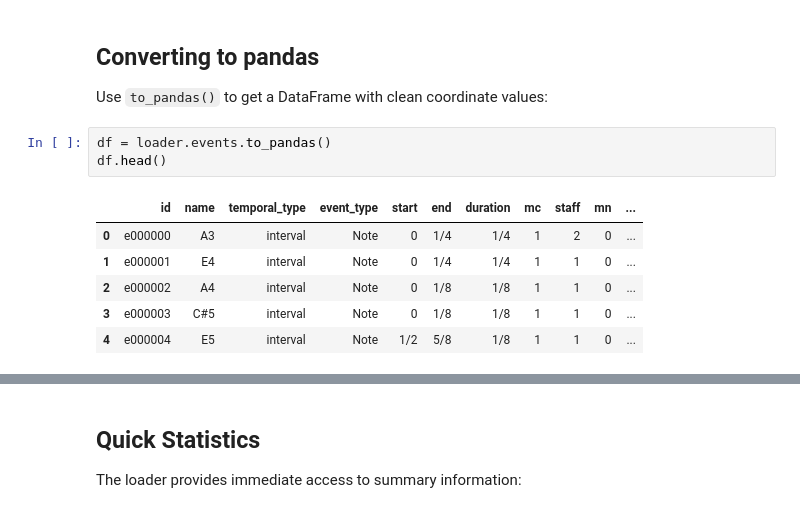
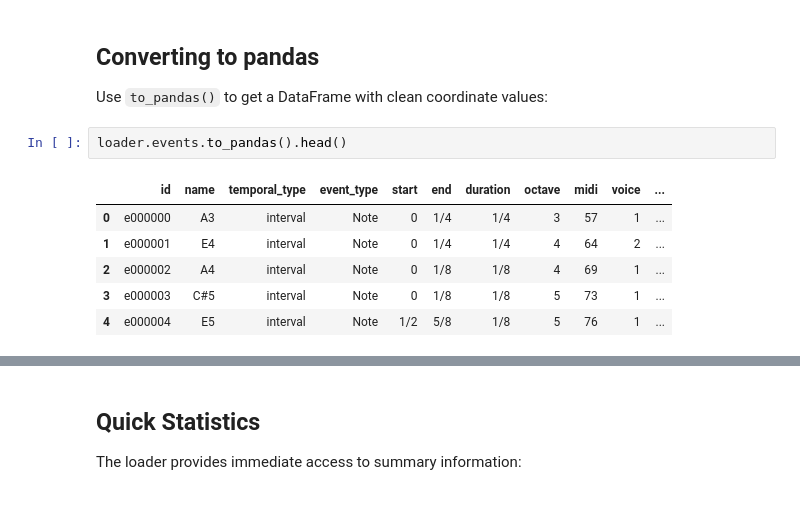
Before and after one commit to TimeToAlign/timetoalign, a Jupyter notebook: docs/notebooks/02a_tabular_loaders.ipynb, the cells around one changed output, grey strips where cells are left out. Cells and saved outputs as stored; diff of their text form.

```diff
--- a/docs/notebooks/02a_tabular_loaders.ipynb
+++ b/docs/notebooks/02a_tabular_loaders.ipynb
@@ -65,12 +63,11 @@ f"{len(loader.events):,} notes loaded"
 
 Use `to_pandas()` to get a DataFrame with clean coordinate values:
 # %%
-df = loader.events.to_pandas()
-df.head()
+loader.events.to_pandas().head()
 # %% [output]
-|  | id | name | temporal_type | event_type | start | end | duration | mc | staff | mn | ... |
-| 0 | e000000 | A3 | interval | Note | 0 | 1/4 | 1/4 | 1 | 2 | 0 | ... |
-| 1 | e000001 | E4 | interval | Note | 0 | 1/4 | 1/4 | 1 | 1 | 0 | ... |
-| 2 | e000002 | A4 | interval | Note | 0 | 1/8 | 1/8 | 1 | 1 | 0 | ... |
-| 3 | e000003 | C#5 | interval | Note | 0 | 1/8 | 1/8 | 1 | 1 | 0 | ... |
-| 4 | e000004 | E5 | interval | Note | 1/2 | 5/8 | 1/8 | 1 | 1 | 0 | ... |
+|  | id | name | temporal_type | event_type | start | end | duration | octave | midi | voice | ... |
+| 0 | e000000 | A3 | interval | Note | 0 | 1/4 | 1/4 | 3 | 57 | 1 | ... |
+| 1 | e000001 | E4 | interval | Note | 0 | 1/4 | 1/4 | 4 | 64 | 2 | ... |
+| 2 | e000002 | A4 | interval | Note | 0 | 1/8 | 1/8 | 4 | 69 | 1 | ... |
+| 3 | e000003 | C#5 | interval | Note | 0 | 1/8 | 1/8 | 5 | 73 | 1 | ... |
+| 4 | e000004 | E5 | interval | Note | 1/2 | 5/8 | 1/8 | 5 | 76 | 1 | ... |
```
Also changed, not shown: parts of 32 cells of this notebook, 7 other files.
